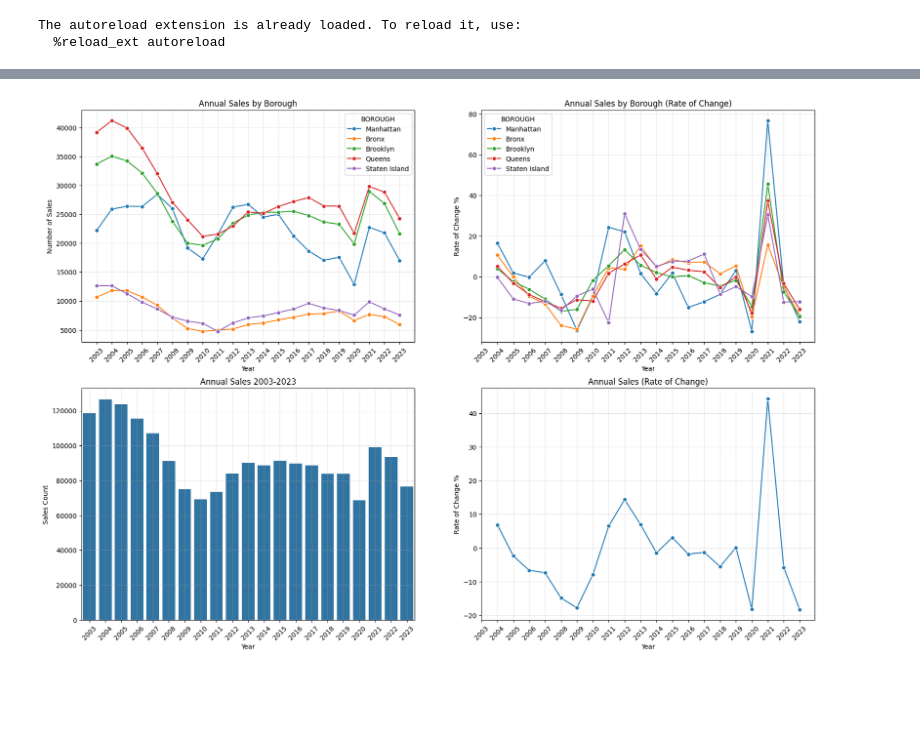
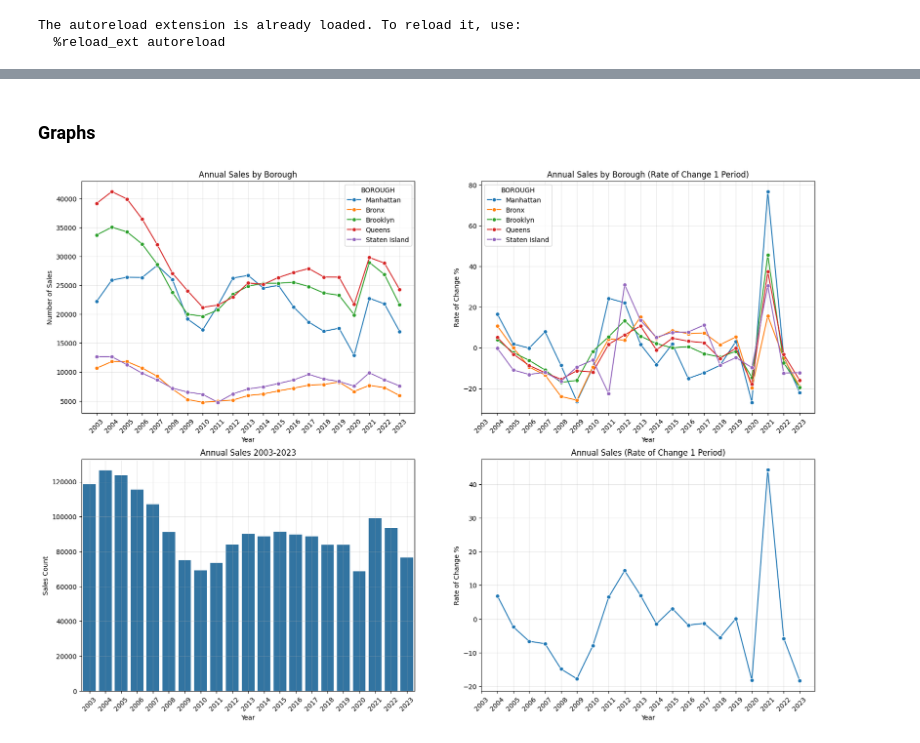
Before and after one commit to GuhGonk/NYC-Rolling-Sales, a Jupyter notebook: main.ipynb, the cells around one changed output, grey strips where cells are left out. Cells and saved outputs as stored; diff of their text form; code cells hidden in the pictures; blank space fills up the shorter version.

Commit message:
Updated extensions and added economic data

```diff
--- a/main.ipynb
+++ b/main.ipynb
@@ -25,6 +41,6 @@ The autoreload extension is already loaded. To reload it, use:
 # %%
 # Getting Data
-query1 = """
+query_annualSales_byBoro = """
 SELECT EXTRACT(YEAR FROM "SALE DATE") as year,
        "BOROUGH",
        COUNT(*) as count
@@ -32,19 +48,20 @@ FROM rolling_sales
 GROUP BY EXTRACT(YEAR FROM "SALE DATE"), "BOROUGH"
 ORDER BY year, "BOROUGH"
 """
-annual_byBoro = pl.read_database(query = query1, connection = connection)
-annual_byBoro_roc = annual_byBoro.sort(["BOROUGH", "year"]).with_columns(
+annual_byBoro = pl.read_database(query = query_annualSales_byBoro, connection = connection)
+
+annual_byBoro_roc1 = annual_byBoro.sort(["BOROUGH", "year"]).with_columns(
     (pl.col("count").pct_change().over("BOROUGH")*100).alias("roc")
 )
 annual_sales=annual_byBoro.group_by("year").agg(pl.col("count").sum().alias("count")).sort("year")
-annual_sales_roc=annual_sales.sort("year").with_columns(
+annual_sales_roc1=annual_sales.sort("year").with_columns(
     (pl.col("count").pct_change()*100).alias("roc")
 )
 
 annual_byBoro_pd = annual_byBoro.to_pandas()
-annual_byBoro_roc_pd = annual_byBoro_roc.to_pandas()
+annual_byBoro_roc1_pd = annual_byBoro_roc1.to_pandas()
 annual_sales_pd = annual_sales.to_pandas()
-annual_sales_roc_pd = annual_sales_roc.to_pandas()
+annual_sales_roc1_pd = annual_sales_roc1.to_pandas()
 
 borough_names = {
     1: "Manhattan",
@@ -55,4 +72,4 @@ borough_names = {
 }
 
 annual_byBoro_pd['borough_name'] = annual_byBoro_pd['BOROUGH'].map(borough_names)
-annual_byBoro_roc_pd['borough_name'] = annual_byBoro_roc_pd['BOROUGH'].map(borough_names)
+annual_byBoro_roc1_pd['borough_name'] = annual_byBoro_roc1_pd['BOROUGH'].map(borough_names)
@@ -79,3 +119,5 @@ annual_sales_roc_pd
+# %% [markdown]
+### Graphs
 # %%
 fig, axs = plt.subplots(2,2)
 
@@ -84,6 +126,7 @@ graphs.MatPlot.makePlot(
     data=annual_byBoro_pd,
     x='year',
     y='count',
+    marker='o',
     hue='BOROUGH',
     palette=["C0", "C1", "C2", "C3", "C4"],
     title='Annual Sales by Borough',
@@ -100,12 +143,13 @@ graphs.MatPlot.makePlot(
 
 graphs.MatPlot.makePlot(
     chart='line',
-    data=annual_byBoro_roc_pd,
+    data=annual_byBoro_roc1_pd,
     x='year',
     y='roc',
+    marker='o',
     hue='BOROUGH',
     palette=["C0", "C1", "C2", "C3", "C4"],
-    title='Annual Sales by Borough (Rate of Change)',
+    title='Annual Sales by Borough (Rate of Change 1 Period)',
     xticks=sorted(annual_byBoro_pd['year'].unique()),
     xlabel='Year',
     xrot=45,
@@ -118,34 +162,40 @@ graphs.MatPlot.makePlot(
 )
 
 graphs.MatPlot.makePlot(
     chart='bar',
     data=annual_sales_pd,
     x='year',
     y='count',
     title='Annual Sales 2003-2023',
     xticks=[str(year) for year in annual_sales['year']],
     xlabel='Year',
     xrot=45,
     ylabel='Sales Count',
     leg_on=False,
     ax=axs[1,0]
 )
 
 graphs.MatPlot.makePlot(
     chart='line',
-    data=annual_sales_roc_pd,
+    data=annual_sales_roc1_pd,
     x='year',
     y='roc',
-    title='Annual Sales (Rate of Change)',
-    xticks=annual_sales_roc_pd['year'],
+    marker='o',
+    title='Annual Sales (Rate of Change 1 Period)',
+    xticks=annual_sales_roc1_pd['year'],
     xlabel='Year',
     xrot=45,
     ylabel='Rate of Change %',
     leg_on=False,
     ax=axs[1,1]
 )
 
+# axs[1,0].annotate(
+#     f'{annual_sales_pd["count"].min()}',
+#     (annual_sales_pd["count"].idxmin(), annual_sales_pd["count"].min())
+# )
+
 fig.set_figheight(14)
 fig.set_figwidth(20)
 # %% [output]
-[figure, old version]
+[figure, new version]
```
Also changed, not shown: parts of 30 cells of this notebook, 7 other files.
